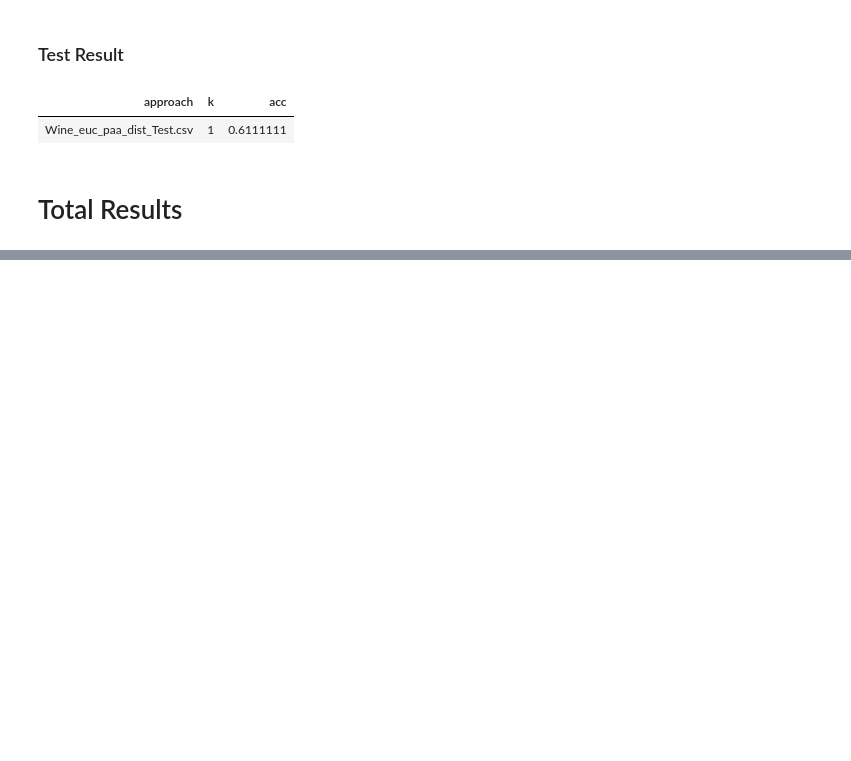
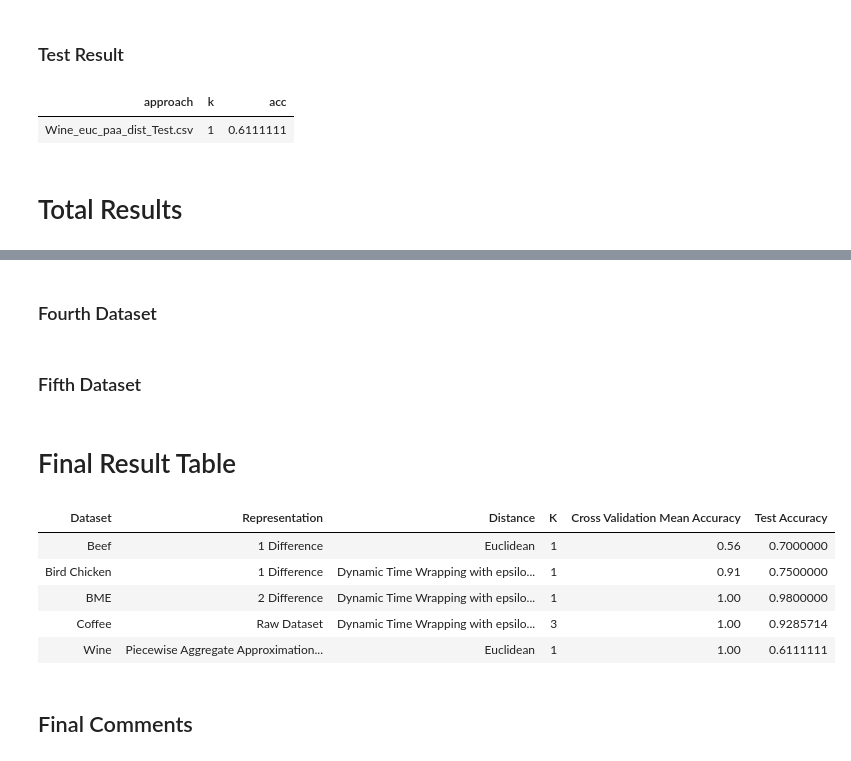
Before and after one commit to BU-IE-48B/fall21-mbahadir, a Jupyter notebook: Homework3/Results.ipynb, the cells around one changed output, grey strips where cells are left out. Drawn from its saved outputs; the diff is of its cells as text; code cells hidden in the pictures; blank space fills up the shorter version.

```diff
--- a/Homework3/Results.ipynb
+++ b/Homework3/Results.ipynb
@@ -281,0 +293,3 @@ final_res
+# %%
+res2=data.table(Dataset="Bird Chicken", Representation="1 Difference", Distance="Dynamic Time Warping with epsilon 0.05", K="1", "Cross Validation Mean Accuracy"= 0.91, "Test Accuracy"=0.75)
+all_res_list[[2]]=res2
@@ -281,0 +298,27 @@ final_res
+# %%
+res3=data.table(Dataset="BME", Representation="2 Difference", Distance="Dynamic Time Warping with epsilon 0.05", K="1", "Cross Validation Mean Accuracy"= 1.00, "Test Accuracy"=0.98)
+all_res_list[[3]]=res3
+# %% [markdown]
+### Fourth Dataset
+# %%
+res4=data.table(Dataset="Coffee", Representation="Raw Dataset", Distance="Dynamic Time Warping with epsilon 0.05", K="3", "Cross Validation Mean Accuracy"= 1.00, "Test Accuracy"=0.9285714)
+all_res_list[[4]]=res4
+# %% [markdown]
+### Fifth Dataset
+# %%
+res5=data.table(Dataset="Wine", Representation="Piecewise Aggregate Approximation with segment lenght 9", Distance="Euclidean", K="1", "Cross Validation Mean Accuracy"= 1.00, "Test Accuracy"=0.6111111)
+all_res_list[[5]]=res5
+# %% [markdown]
+# Final Result Table
+# %%
+all_result=rbindlist(all_res_list)
+all_result
+# %% [output]
+| Dataset | Representation | Distance | K | Cross Validation Mean Accuracy | Test Accuracy |
+| Beef | 1 Difference | Euclidean | 1 | 0.56 | 0.7000000 |
+| Bird Chicken | 1 Difference | Dynamic Time Wrapping with epsilo... | 1 | 0.91 | 0.7500000 |
+| BME | 2 Difference | Dynamic Time Wrapping with epsilo... | 1 | 1.00 | 0.9800000 |
+| Coffee | Raw Dataset | Dynamic Time Wrapping with epsilo... | 3 | 1.00 | 0.9285714 |
+| Wine | Piecewise Aggregate Approximation... | Euclidean | 1 | 1.00 | 0.6111111 |
+# %% [markdown]
+## Final Comments
```
Also changed, not shown: parts of 12 cells of this notebook, 15 other files.
